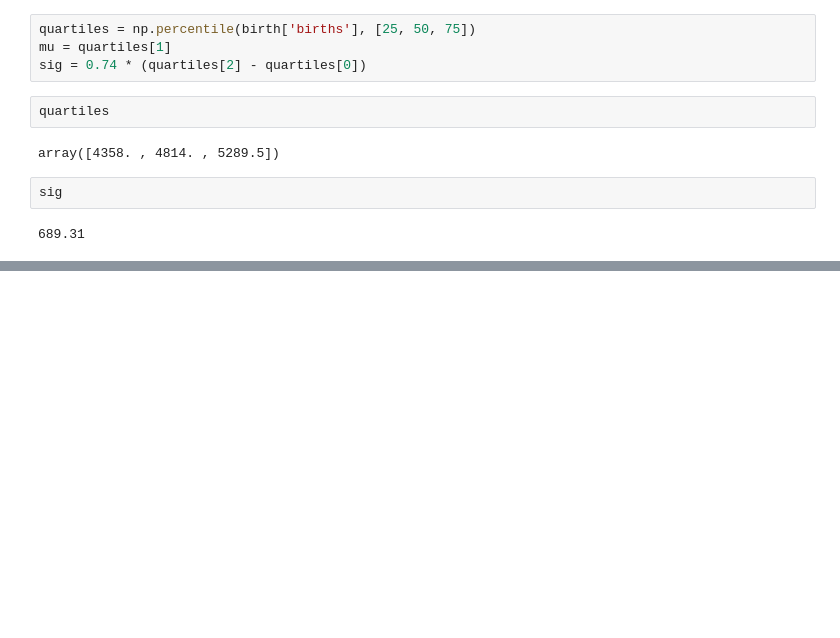
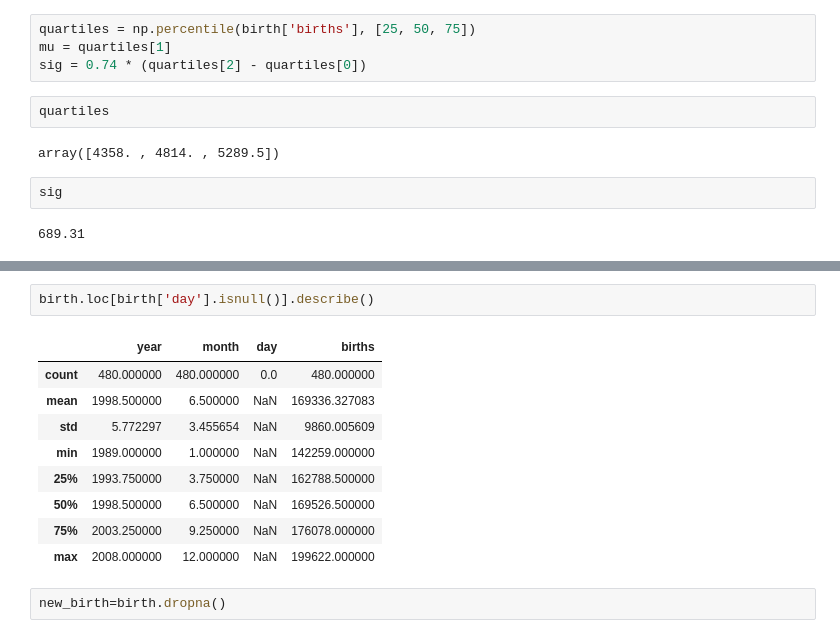
Before and after one commit to imabiodun/py, a Jupyter notebook: birth_learn.ipynb, the cells around one changed output, grey strips where cells are left out. Saved outputs shown, nothing was run; the diff lists cells and outputs as text; blank space fills up the shorter version.

```diff
--- a/birth_learn.ipynb
+++ b/birth_learn.ipynb
@@ -104,0 +114,14 @@ sig
+# %%
+birth.loc[birth['day'].isnull()].describe()
+# %% [output]
+|  | year | month | day | births |
+| count | 480.000000 | 480.000000 | 0.0 | 480.000000 |
+| mean | 1998.500000 | 6.500000 | NaN | 169336.327083 |
+| std | 5.772297 | 3.455654 | NaN | 9860.005609 |
+| min | 1989.000000 | 1.000000 | NaN | 142259.000000 |
+| 25% | 1993.750000 | 3.750000 | NaN | 162788.500000 |
+| 50% | 1998.500000 | 6.500000 | NaN | 169526.500000 |
+| 75% | 2003.250000 | 9.250000 | NaN | 176078.000000 |
+| max | 2008.000000 | 12.000000 | NaN | 199622.000000 |
+# %%
+new_birth=birth.dropna()
```
Also changed, not shown: parts of 14 cells of this notebook.
